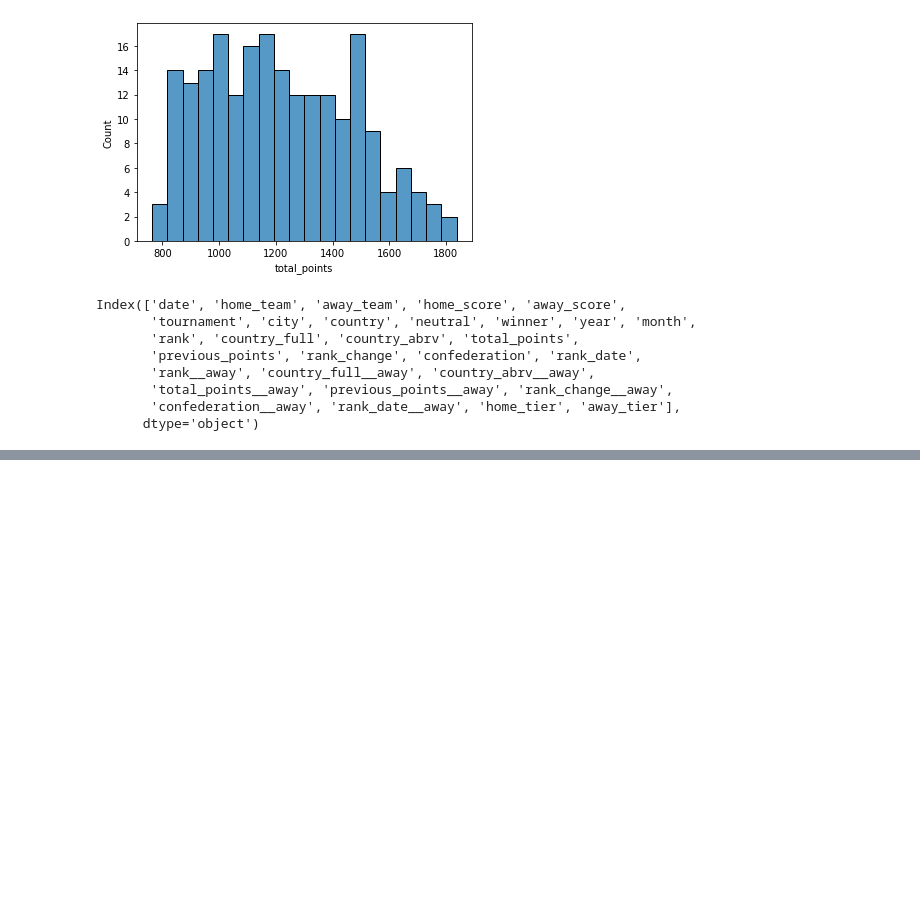
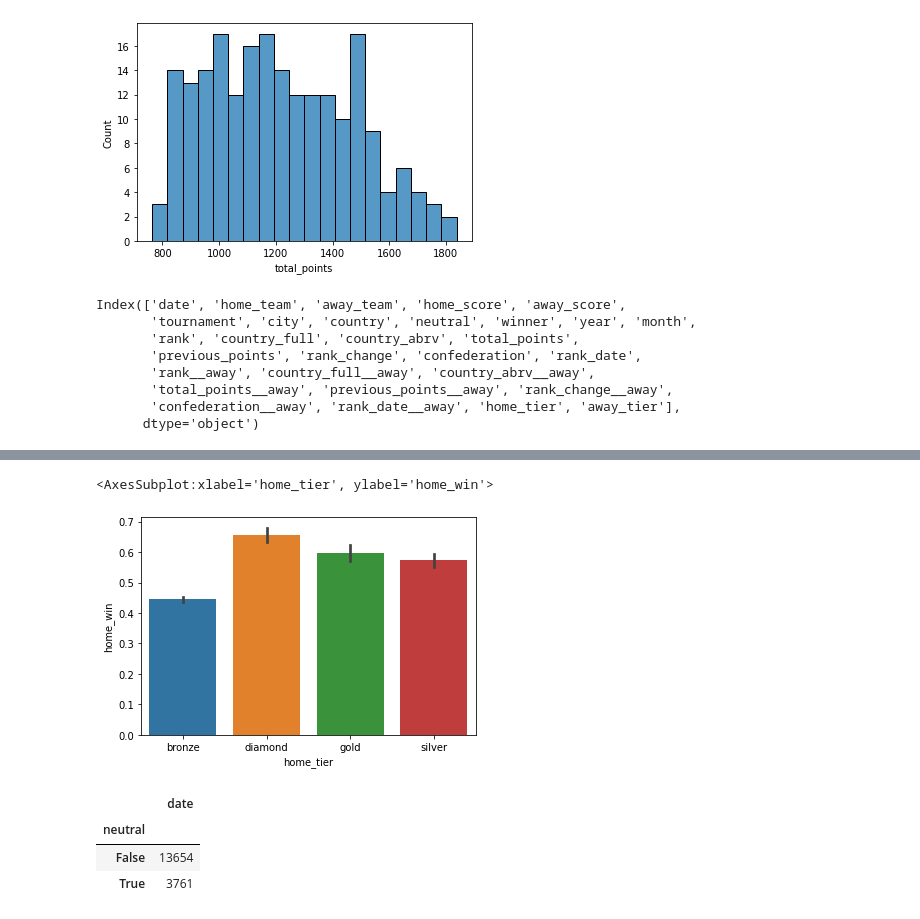
Before and after one commit to Omaraitbenhaddi/ODC-World-Cup-2022-Predictions, a Jupyter notebook: notebooks/data_exploration.ipynb, the cells around one changed output, grey strips where cells are left out. Drawn from its saved outputs; the diff is of its cells as text; code cells hidden in the pictures; blank space fills up the shorter version.

```diff
--- a/notebooks/data_exploration.ipynb
+++ b/notebooks/data_exploration.ipynb
@@ -426,0 +444,7 @@ Index(['date', 'home_team', 'away_team', 'home_score', 'away_score',
+# %%
+data['home_win'] = (data['winner'] == 'home_win').astype(int)
+# %%
+sns.barplot(x='home_tier', y='home_win', data=data)
+# %% [output]
+<AxesSubplot:xlabel='home_tier', ylabel='home_win'>
+[figure, added]
@@ -426,0 +462,7 @@ Index(['date', 'home_team', 'away_team', 'home_score', 'away_score',
+# %%
+df.loc[df.tournament.isin(tournaments), ].groupby('neutral').agg({'date':'count'})
+# %% [output]
+|  | date |
+| neutral |  |
+| False | 13654 |
+| True | 3761 |
```
Also changed, not shown: parts of 38 cells of this notebook, 2 other files.
